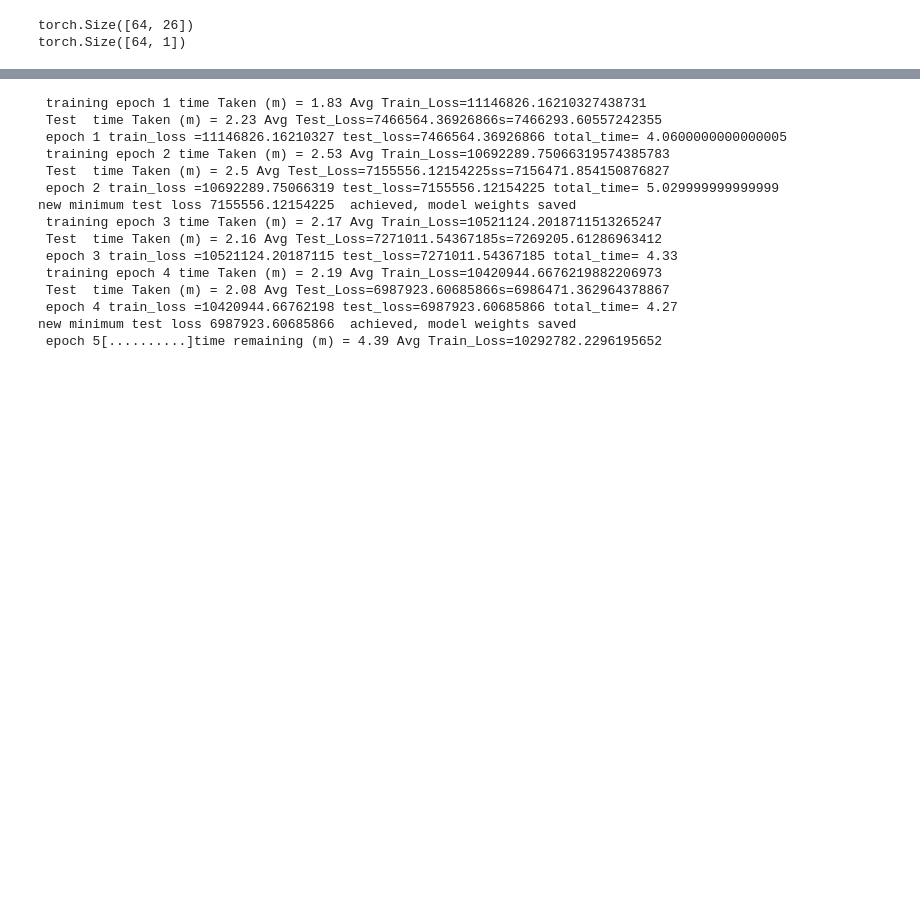
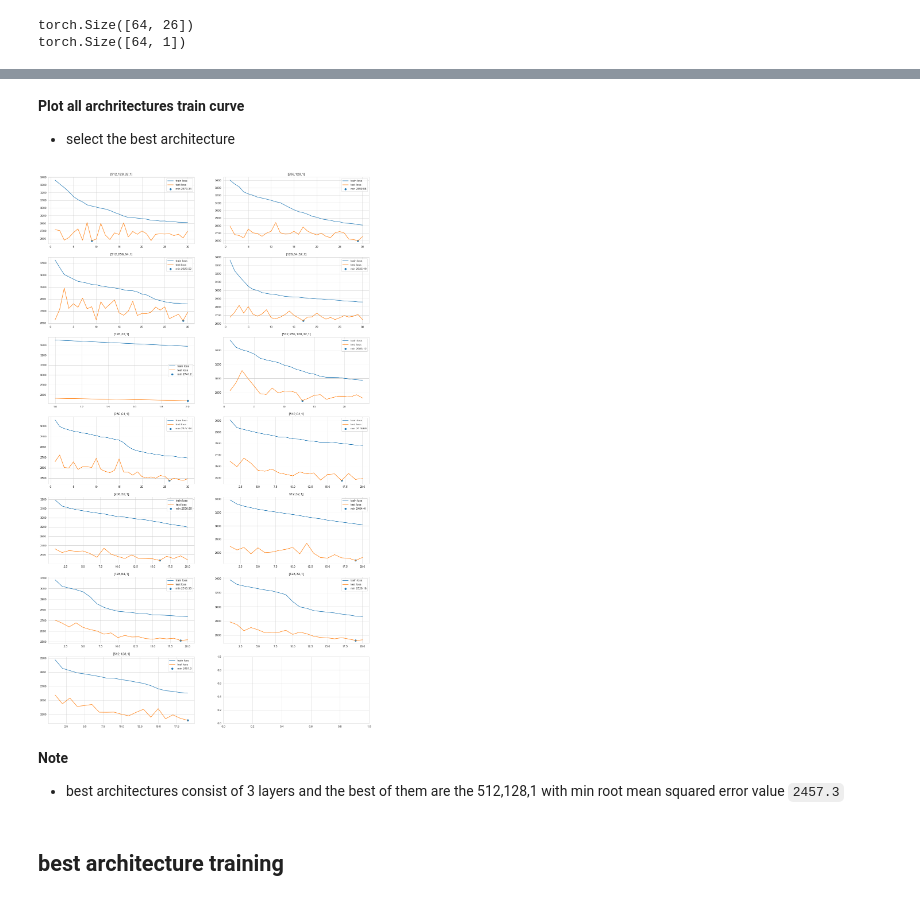
Before and after one commit to ahmedbadr97/Rossmann-Store-Sales, a Jupyter notebook: notebooks/model_training.ipynb, the cells around one changed output, grey strips where cells are left out. Saved outputs shown, nothing was run; the diff lists cells and outputs as text; code cells hidden in the pictures; blank space fills up the shorter version.

Commit message:
train the model on different architectures to select the best one

```diff
--- a/notebooks/model_training.ipynb
+++ b/notebooks/model_training.ipynb
@@ -234,0 +204,12 @@ torch.Size([64, 1])
+# %%
+hidden_shapes=[[512,128,32,1],[256,128,1],[512,256,64,1],[128,64,32,1],[128,32,1],[512,256,128,32,1],[256,64,1],[512,64,1],[256,32,1],[512,32,1],[128,64,1],[128,32,1],[512,128,1]]
+input_size=nn_sales_train_dataloader.dataset.no_cols
+output_size=1
+dropout_prop=0.5
+
+for hidden_shape in hidden_shapes:
+  nn_model=models.SalesNN(input_size,hidden_shape,output_size,dropout_prop)
+  train_losses,valid_losses=model_training.nn_model_train(nn_model,nn_sales_train_dataloader,nn_sales_test_dataloader,20,last_weights=True,train_data_dir=nn_model_train_data_pth,weights_dir=nn_model_weights_pth)
+# %%
+train_history=pd.read_csv(join_pth(nn_model_train_data_pth,"train_data.csv"))
+train_epochs=pd.read_csv(join_pth(nn_model_train_data_pth,"epochs_data.csv"))
@@ -234,0 +225,3 @@ torch.Size([64, 1])
+# %%
+train_history=train_history[["epoch idx from",'model_layers']]
+train_history
@@ -235,23 +257,50 @@ torch.Size([64, 1])
+# %% [markdown]
+<p style="font-size:25;font-weight:bold">Plot all archritectures train curve</p>
+
+- select the best architecture
+# %%
+import math
+n_rows=math.ceil(len(train_history)/2.0)
+n_cols=2
+fig,ax=plt.subplots(n_rows,n_cols,figsize=(20,35))
+for i in range(len(train_history)):
+  start_idx=train_history.iloc[i]['epoch idx from']-1
+
+  if i==len(train_history)-1:
+    end_idx=-1
+  else:
+    end_idx=train_history.iloc[i+1]['epoch idx from']-1
+
+  train_losses=np.sqrt(train_epochs.iloc[start_idx:end_idx]['Train Loss'].to_numpy())
+  test_losses=np.sqrt(train_epochs.iloc[start_idx:end_idx]['Test Loss'].to_numpy())
+
+  architecture=train_history.iloc[i]['model_layers']
+
+  ax_row=(i//2)
+  ax_col=i%2
+
+  ax[ax_row][ax_col].plot(range(1, 1 + len(train_losses)),train_losses, label="train loss")
+  ax[ax_row][ax_col].plot(range(1, 1 + len(test_losses)),test_losses, label="test loss")
+  #
+  min_test_x=test_losses.argmin()+1
+  min_test_y=test_losses.min()
+  ax[ax_row][ax_col].scatter(min_test_x,min_test_y,label=f"min {round(min_test_y,2)}")
+
+  ax[ax_row][ax_col].set_title(architecture)
+  ax[ax_row][ax_col].legend()
+# %% [output]
+[figure, added]
+# %% [markdown]
+<p style="font-size:25;font-weight:bold">Note</p>
+
+- best architectures consist of 3 layers and the best of them are the 512,128,1 with min root mean squared error value `2457.3`
+# %% [markdown]
+## best architecture training
 # %%
+hidden_shape=[512,128,1]
 input_size=nn_sales_train_dataloader.dataset.no_cols
-hidden_shape=[256,32]
 output_size=1
 dropout_prop=0.5
+
 nn_model=models.SalesNN(input_size,hidden_shape,output_size,dropout_prop)
-train_losses,valid_losses=model_training.nn_model_train(nn_model,nn_sales_train_dataloader,nn_sales_test_dataloader,10,last_weights=True,train_data_dir=nn_model_train_data_pth,weights_dir=nn_model_weights_pth)
+train_losses,valid_losses=model_training.nn_model_train(nn_model,nn_sales_train_dataloader,nn_sales_test_dataloader,20,last_weights=True,train_data_dir=nn_model_train_data_pth,weights_dir=nn_model_weights_pth)
-# %% [output]
- training epoch 1 time Taken (m) = 1.83 Avg Train_Loss=11146826.16210327438731
- Test  time Taken (m) = 2.23 Avg Test_Loss=7466564.36926866s=7466293.60557242355
- epoch 1 train_loss =11146826.16210327 test_loss=7466564.36926866 total_time= 4.0600000000000005
- training epoch 2 time Taken (m) = 2.53 Avg Train_Loss=10692289.75066319574385783
- Test  time Taken (m) = 2.5 Avg Test_Loss=7155556.12154225ss=7156471.854150876827
- epoch 2 train_loss =10692289.75066319 test_loss=7155556.12154225 total_time= 5.029999999999999
-new minimum test loss 7155556.12154225  achieved, model weights saved
- training epoch 3 time Taken (m) = 2.17 Avg Train_Loss=10521124.2018711513265247
- Test  time Taken (m) = 2.16 Avg Test_Loss=7271011.54367185s=7269205.61286963412
- epoch 3 train_loss =10521124.20187115 test_loss=7271011.54367185 total_time= 4.33
- training epoch 4 time Taken (m) = 2.19 Avg Train_Loss=10420944.6676219882206973
- Test  time Taken (m) = 2.08 Avg Test_Loss=6987923.60685866s=6986471.362964378867
- epoch 4 train_loss =10420944.66762198 test_loss=6987923.60685866 total_time= 4.27
-new minimum test loss 6987923.60685866  achieved, model weights saved
- epoch 5[..........]time remaining (m) = 4.39 Avg Train_Loss=10292782.2296195652
```
Also changed, not shown: parts of 8 cells of this notebook, 4 other files.
